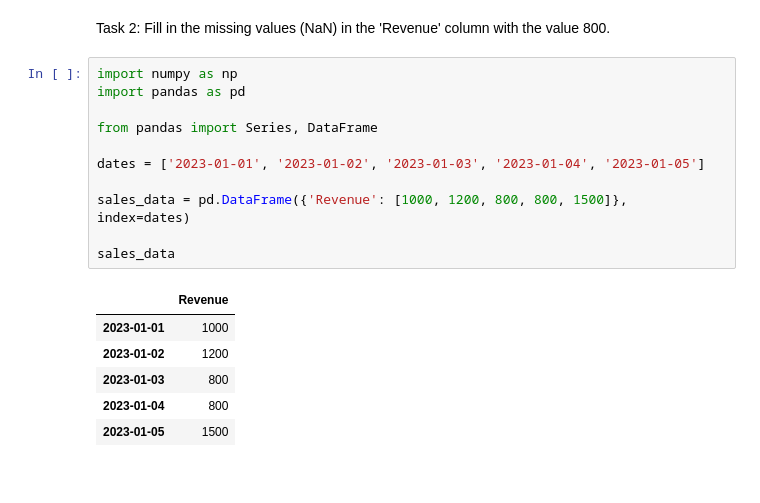
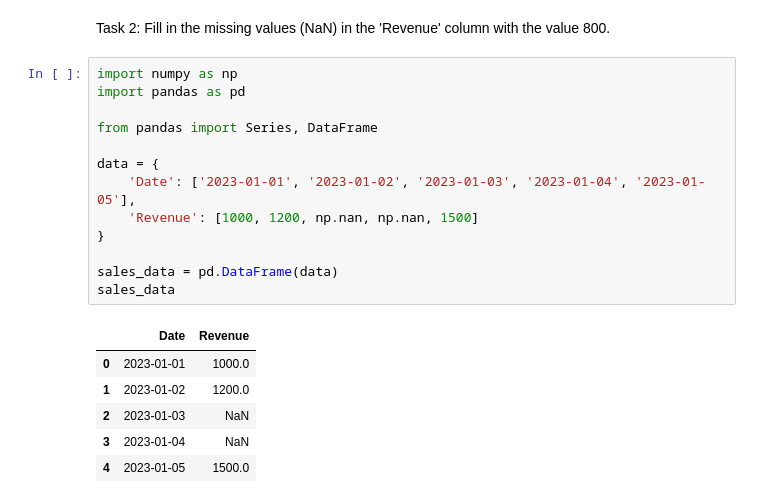
Before and after one commit to SloshyOsmosis/AI-Labs, a Jupyter notebook: Lab 2/Data representation basics 2.ipynb, the cells around one changed output. Cells and saved outputs as stored; diff of their text form.

```diff
--- a/Lab 2/Data representation basics 2.ipynb
+++ b/Lab 2/Data representation basics 2.ipynb
@@ -160,18 +172,20 @@ Fill in the missing values (NaN) in the 'Revenue' column with the value 800.
 # %%
 import numpy as np
 import pandas as pd
 
 from pandas import Series, DataFrame
 
-dates = ['2023-01-01', '2023-01-02', '2023-01-03', '2023-01-04', '2023-01-05']
+data = {
+    'Date': ['2023-01-01', '2023-01-02', '2023-01-03', '2023-01-04', '2023-01-05'],
+    'Revenue': [1000, 1200, np.nan, np.nan, 1500]
+}
 
-sales_data = pd.DataFrame({'Revenue': [1000, 1200, 800, 800, 1500]}, index=dates)
-
+sales_data = pd.DataFrame(data)
 sales_data
 # %% [output]
-|  | Revenue |
-| 2023-01-01 | 1000 |
-| 2023-01-02 | 1200 |
-| 2023-01-03 | 800 |
-| 2023-01-04 | 800 |
-| 2023-01-05 | 1500 |
+|  | Date | Revenue |
+| 0 | 2023-01-01 | 1000.0 |
+| 1 | 2023-01-02 | 1200.0 |
+| 2 | 2023-01-03 | NaN |
+| 3 | 2023-01-04 | NaN |
+| 4 | 2023-01-05 | 1500.0 |
```
Also changed, not shown: parts of 4 cells of this notebook, 17 other files.
